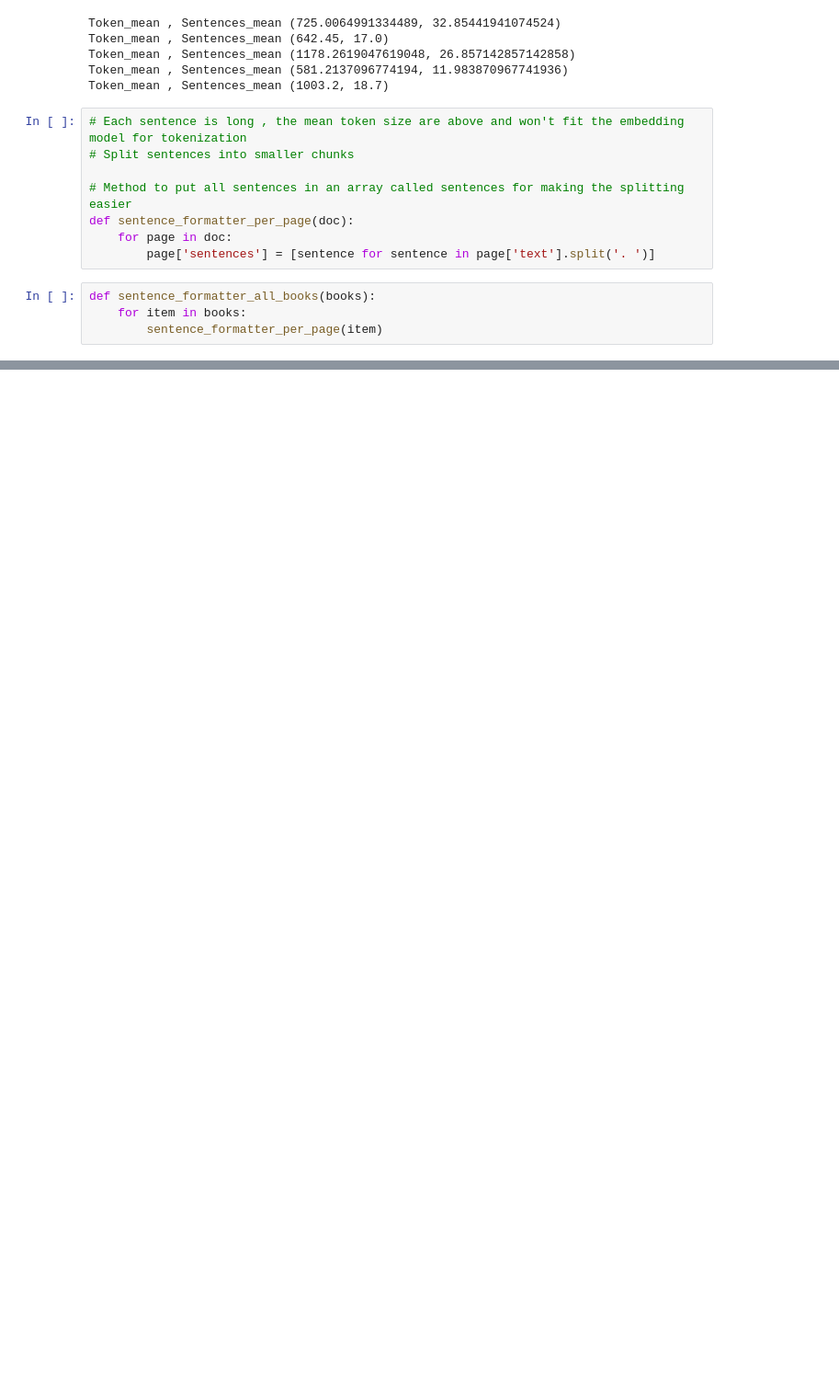
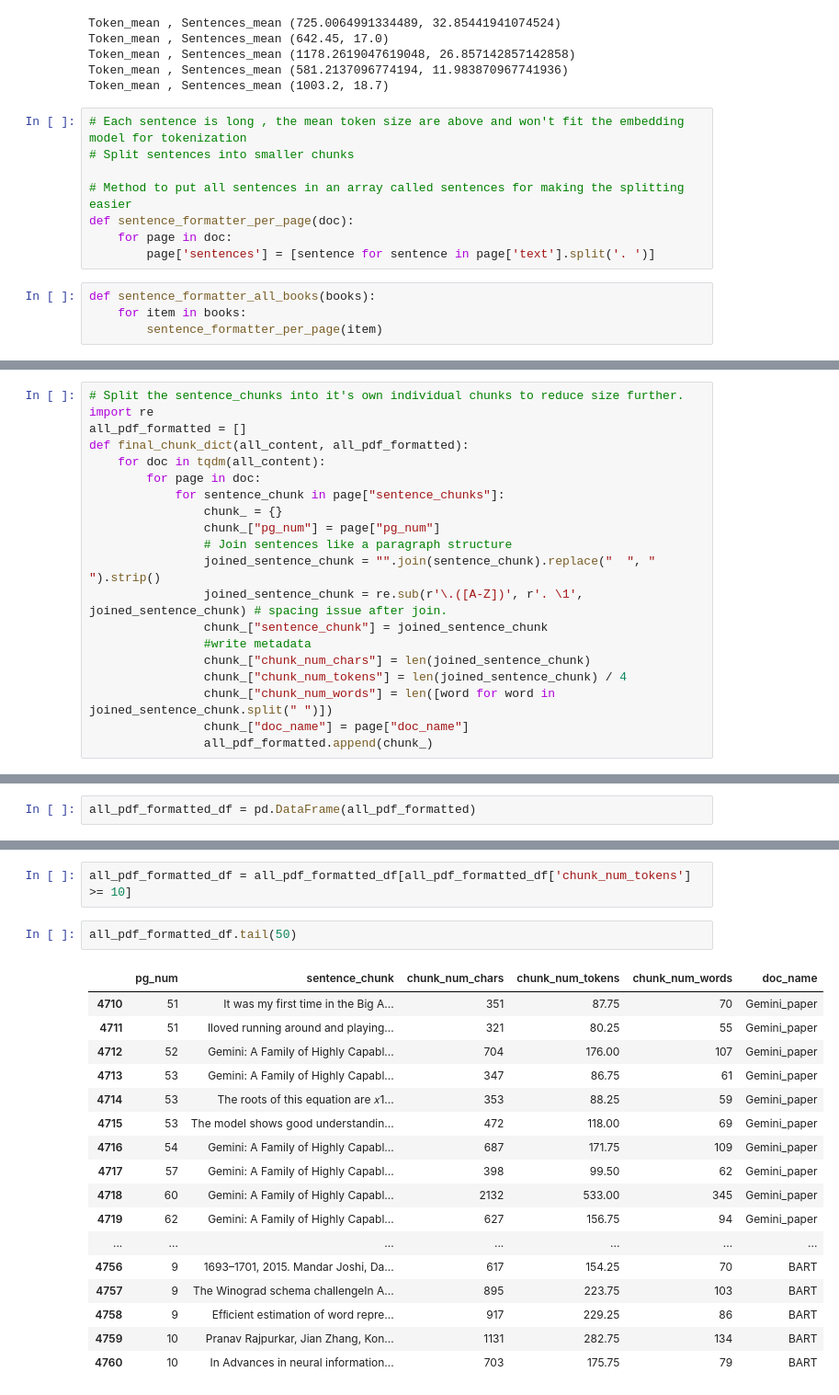
Before and after one commit to dvp-git/RAG_mistralai_chat_bot, a Jupyter notebook: RAG_jupyter_build.ipynb, the cells around one changed output, grey strips where cells are left out. Shown at 92% size. Drawn from its saved outputs; the diff is of its cells as text; blank space fills up the shorter version.

```diff
--- a/RAG_jupyter_build.ipynb
+++ b/RAG_jupyter_build.ipynb
@@ -160,0 +270,20 @@ sentence_formatter_all_booksall_content_[0][16]
+# %%
+# Split the sentence_chunks into it's own individual chunks to reduce size further.
+import re
+all_pdf_formatted = []
+def final_chunk_dict(all_content, all_pdf_formatted):
+    for doc in tqdm(all_content):
+        for page in doc:
+            for sentence_chunk in page["sentence_chunks"]:
+                chunk_ = {}
+                chunk_["pg_num"] = page["pg_num"]
+                # Join sentences like a paragraph structure
+                joined_sentence_chunk = "".join(sentence_chunk).replace("  ", " ").strip()
+                joined_sentence_chunk = re.sub(r'\.([A-Z])', r'. \1', joined_sentence_chunk) # spacing issue after join.
+                chunk_["sentence_chunk"] = joined_sentence_chunk
+                #write metadata
+                chunk_["chunk_num_chars"] = len(joined_sentence_chunk)
+                chunk_["chunk_num_tokens"] = len(joined_sentence_chunk) / 4
+                chunk_["chunk_num_words"] = len([word for word in joined_sentence_chunk.split(" ")])
+                chunk_["doc_name"] = page["doc_name"]
+                all_pdf_formatted.append(chunk_)
@@ -160,0 +301,2 @@ sentence_formatter_all_booksall_content_[0][16]
+# %%
+all_pdf_formatted_df = pd.DataFrame(all_pdf_formatted)
@@ -160,0 +315,22 @@ sentence_formatter_all_booksall_content_[0][16]
+# %%
+all_pdf_formatted_df = all_pdf_formatted_df[all_pdf_formatted_df['chunk_num_tokens'] >= 10]
+# %%
+all_pdf_formatted_df.tail(50)
+# %% [output]
+|  | pg_num | sentence_chunk | chunk_num_chars | chunk_num_tokens | chunk_num_words | doc_name |
+| 4710 | 51 | It was my first time in the Big A... | 351 | 87.75 | 70 | Gemini_paper |
+| 4711 | 51 | Iloved running around and playing... | 321 | 80.25 | 55 | Gemini_paper |
+| 4712 | 52 | Gemini: A Family of Highly Capabl... | 704 | 176.00 | 107 | Gemini_paper |
+| 4713 | 53 | Gemini: A Family of Highly Capabl... | 347 | 86.75 | 61 | Gemini_paper |
+| 4714 | 53 | The roots of this equation are 𝑥1... | 353 | 88.25 | 59 | Gemini_paper |
+| 4715 | 53 | The model shows good understandin... | 472 | 118.00 | 69 | Gemini_paper |
+| 4716 | 54 | Gemini: A Family of Highly Capabl... | 687 | 171.75 | 109 | Gemini_paper |
+| 4717 | 57 | Gemini: A Family of Highly Capabl... | 398 | 99.50 | 62 | Gemini_paper |
+| 4718 | 60 | Gemini: A Family of Highly Capabl... | 2132 | 533.00 | 345 | Gemini_paper |
+| 4719 | 62 | Gemini: A Family of Highly Capabl... | 627 | 156.75 | 94 | Gemini_paper |
+| ... | ... | ... | ... | ... | ... | ... |
+| 4756 | 9 | 1693–1701, 2015. Mandar Joshi, Da... | 617 | 154.25 | 70 | BART |
+| 4757 | 9 | The Winograd schema challengeIn A... | 895 | 223.75 | 103 | BART |
+| 4758 | 9 | Efﬁcient estimation of word repre... | 917 | 229.25 | 86 | BART |
+| 4759 | 10 | Pranav Rajpurkar, Jian Zhang, Kon... | 1131 | 282.75 | 134 | BART |
+| 4760 | 10 | In Advances in neural information... | 703 | 175.75 | 79 | BART |
```
Also changed, not shown: parts of 29 cells of this notebook.
